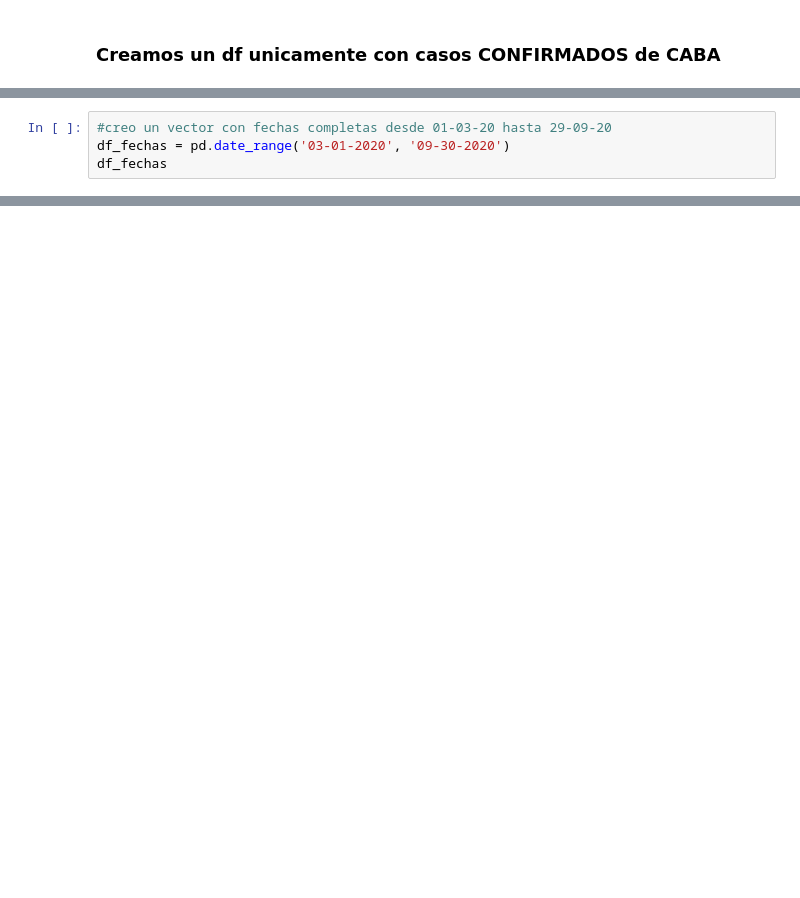
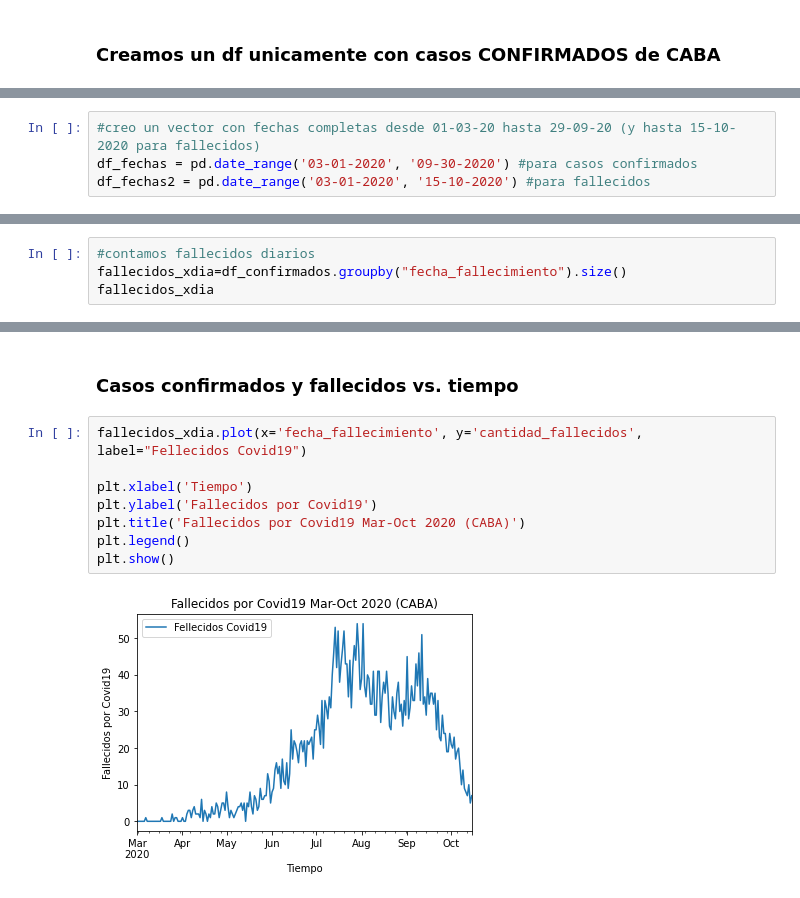
Before and after one commit to tomiambro/clusterai2020_grupo1, a Jupyter notebook: EDA_Proyecto_Final.ipynb, the cells around one changed output, grey strips where cells are left out. Drawn from its saved outputs; the diff is of its cells as text; blank space fills up the shorter version.

```diff
--- a/EDA_Proyecto_Final.ipynb
+++ b/EDA_Proyecto_Final.ipynb
@@ -146,4 +204,4 @@ pandas.core.indexes.datetimes.DatetimeIndex
 # %%
-#creo un vector con fechas completas desde 01-03-20 hasta 29-09-20
-df_fechas = pd.date_range('03-01-2020', '09-30-2020')
-df_fechas
+#creo un vector con fechas completas desde 01-03-20 hasta 29-09-20 (y hasta 15-10-2020 para fallecidos)
+df_fechas = pd.date_range('03-01-2020', '09-30-2020') #para casos confirmados
+df_fechas2 = pd.date_range('03-01-2020', '15-10-2020') #para fallecidos
@@ -179,0 +230,4 @@ Freq: D, Name: conteo, Length: 214, dtype: float64
+# %%
+#contamos fallecidos diarios
+fallecidos_xdia=df_confirmados.groupby("fecha_fallecimiento").size()
+fallecidos_xdia
@@ -192,0 +387,12 @@ plt.show()
+# %% [markdown]
+### Casos confirmados y fallecidos vs. tiempo
+# %%
+fallecidos_xdia.plot(x='fecha_fallecimiento', y='cantidad_fallecidos', label="Fellecidos Covid19")
+
+plt.xlabel('Tiempo')
+plt.ylabel('Fallecidos por Covid19')
+plt.title('Fallecidos por Covid19 Mar-Oct 2020 (CABA)')
+plt.legend()
+plt.show()
+# %% [output]
+[figure, added]
```
Also changed, not shown: parts of 36 cells of this notebook.
